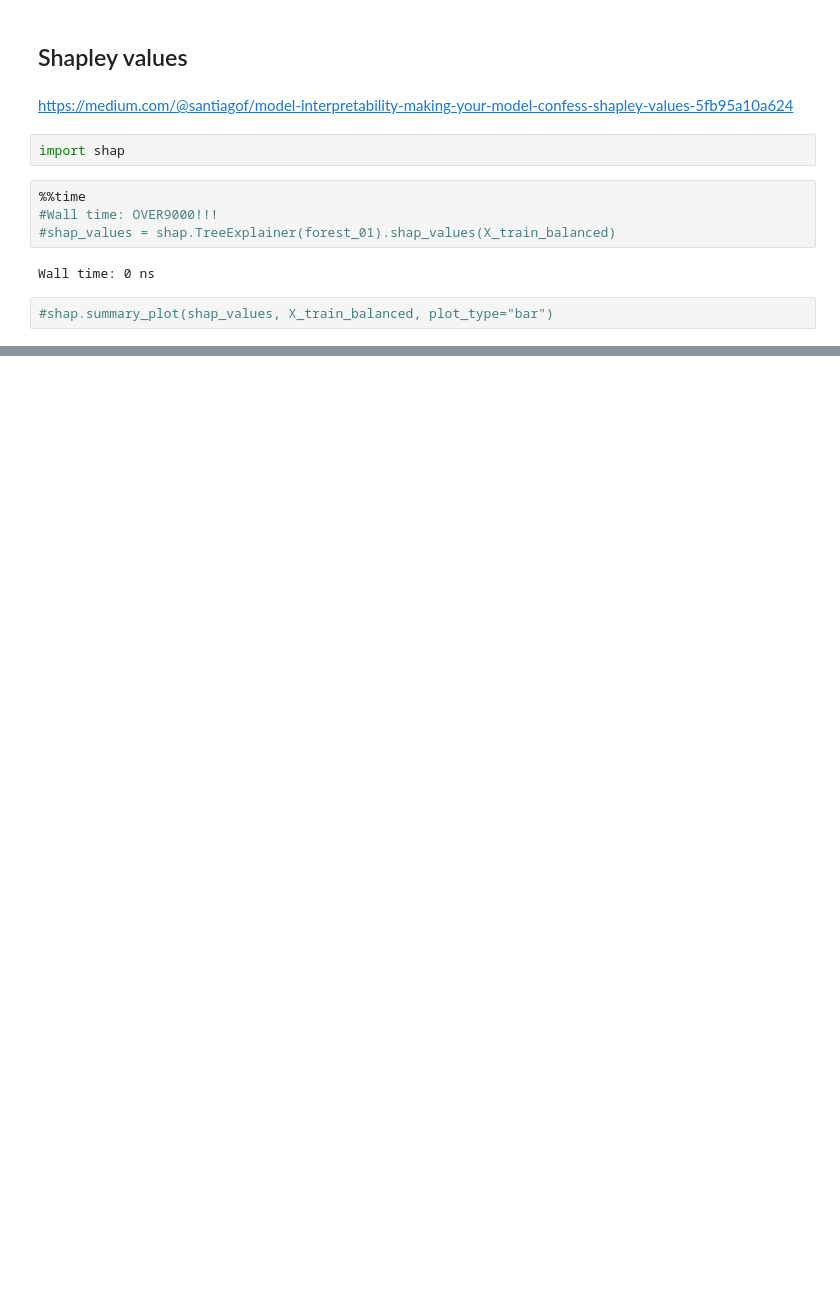
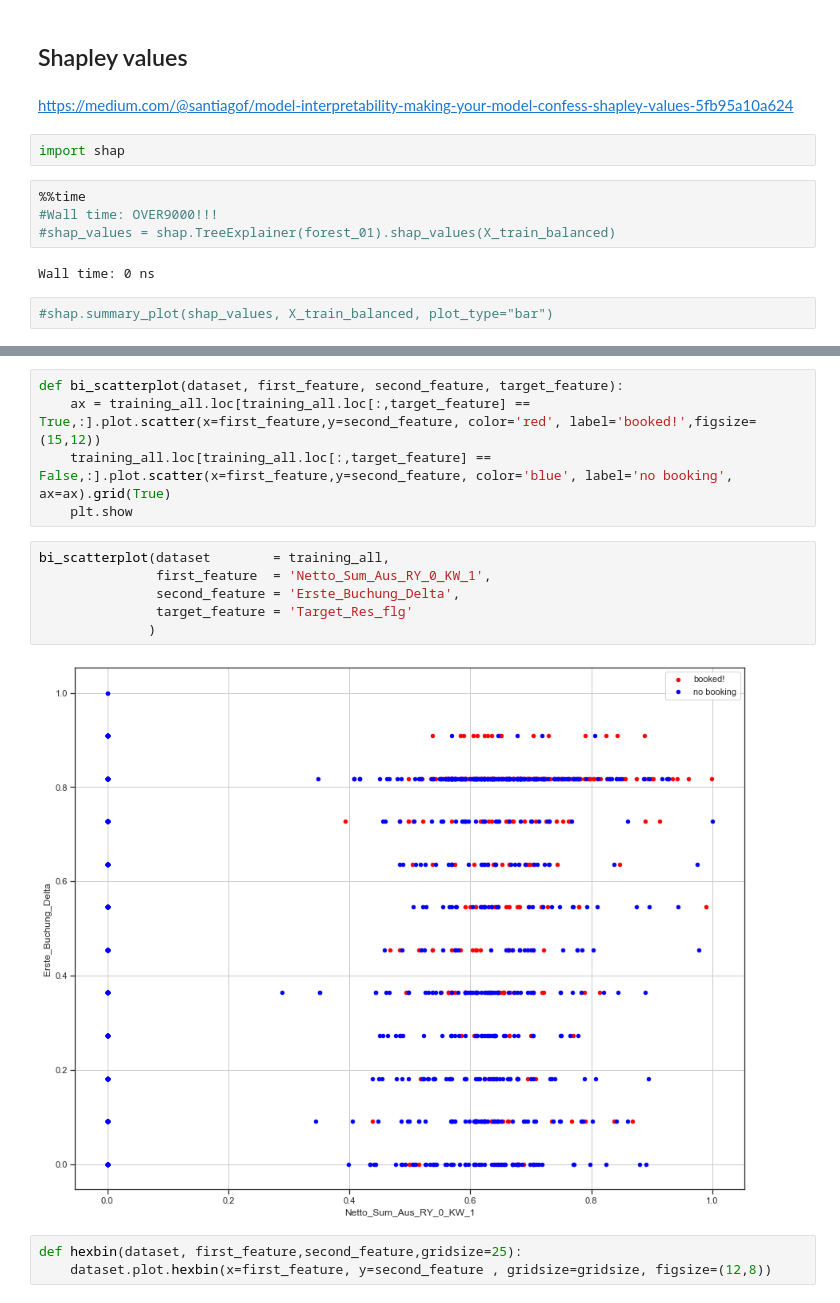
Before and after one commit to apgsga-stc/PredictiveAnalyticsPython, a Jupyter notebook: vkprog_analyse/sales_pred_master.ipynb, the cells around one changed output, grey strips where cells are left out. Saved outputs shown, nothing was run; the diff lists cells and outputs as text; blank space fills up the shorter version.

```diff
--- a/vkprog_analyse/sales_pred_master.ipynb
+++ b/vkprog_analyse/sales_pred_master.ipynb
@@ -735,0 +856,16 @@ Wall time: 0 ns
+# %%
+def bi_scatterplot(dataset, first_feature, second_feature, target_feature):
+    ax = training_all.loc[training_all.loc[:,target_feature] == True,:].plot.scatter(x=first_feature,y=second_feature, color='red', label='booked!',figsize=(15,12))
+    training_all.loc[training_all.loc[:,target_feature] == False,:].plot.scatter(x=first_feature,y=second_feature, color='blue', label='no booking', ax=ax).grid(True)
+    plt.show
+# %%
+bi_scatterplot(dataset        = training_all,
+               first_feature  = 'Netto_Sum_Aus_RY_0_KW_1',
+               second_feature = 'Erste_Buchung_Delta',
+               target_feature = 'Target_Res_flg'
+              )
+# %% [output]
+[figure, added]
+# %%
+def hexbin(dataset, first_feature,second_feature,gridsize=25):
+    dataset.plot.hexbin(x=first_feature, y=second_feature , gridsize=gridsize, figsize=(12,8))
```
Also changed, not shown: parts of 17 cells of this notebook.
